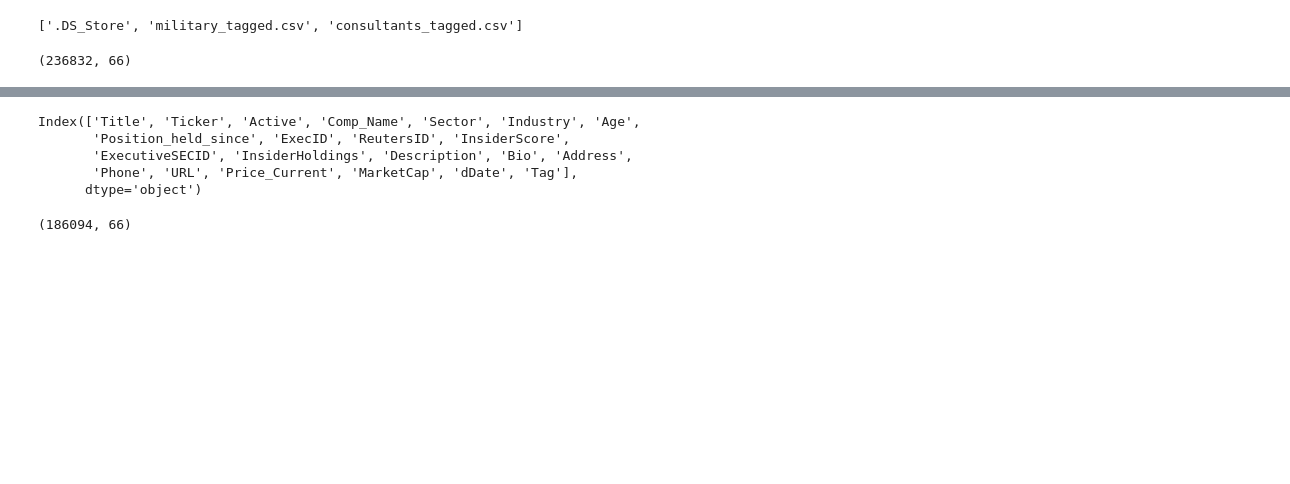
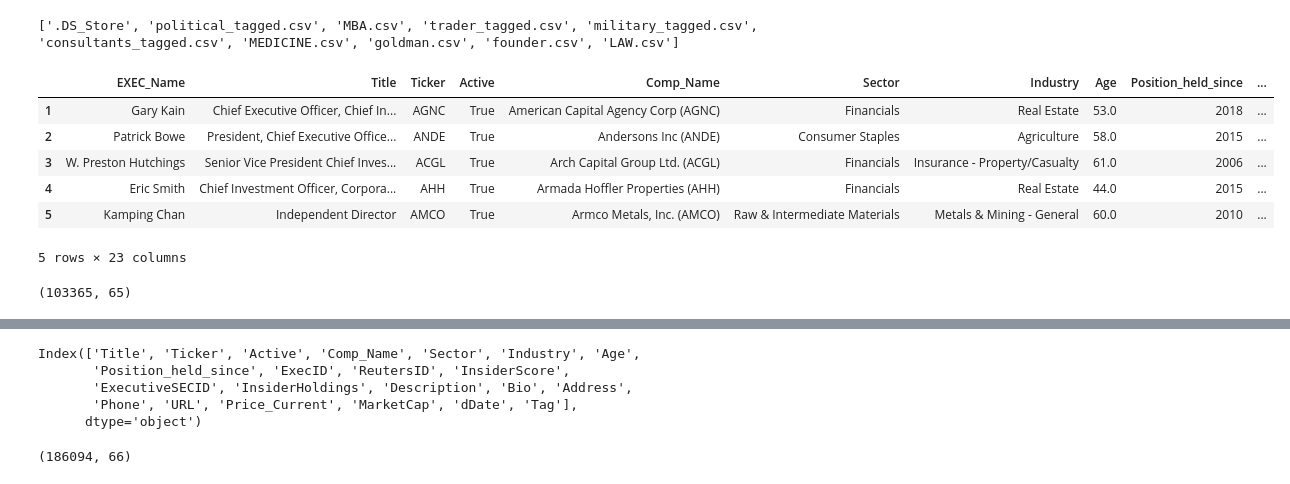
Before and after one commit to XueyingDing/Intern-Code-Share, a Jupyter notebook: Explore_Intern_Data.ipynb, the cells around one changed output, grey strips where cells are left out. Saved outputs shown, nothing was run; the diff lists cells and outputs as text; code cells hidden in the pictures; blank space fills up the shorter version.

```diff
--- a/Explore_Intern_Data.ipynb
+++ b/Explore_Intern_Data.ipynb
@@ -269,7 +278,7 @@ def get_t_stats_df2(dfs, target_col, found_files):
 #     beating_stats_df.to_csv('data_out/stats/Net_return_1yr_stats{}.csv'.format(today))
 # %%
 # data_root = '/Users/connorchoi/Dropbox/global key advisors/Insider_Trading/Connor & Xueying/BioGroupStats/data_in/'
-data_root = '/Users/connorchoi/Dropbox/global key advisors/Insider_Trading/Insider_Trading_Connor/data_in'
+data_root = '/Users/connorchoi/Dropbox/global key advisors/Insider_Trading/Insider_Trading_Connor/data_in/'
 data_root_1 = '/Users/connorchoi/Dropbox/global key advisors/Insider_Trading/Insider_Trading_Connor/data_in/'
     ##########################
     # change file name to latest summary1's name
@@ -278,7 +287,7 @@ data_root_1 = '/Users/connorchoi/Dropbox/global key advisors/Insider_Trading/Ins
 summary1 = read_raw_trans(data_root, 'summary1.txt', 'summary1 header.txt')
 summary1 = exclude_outliers(summary1, cols_to_trim=['return_12mo', 'net_return_1yr'])
 
-group_list = ['MBA','founder', 'academic', 'consultants', 'military', 'trader', 'all_groups']
+group_list = ['goldman','MEDICINE','LAW','MBA','founder', 'academic', 'consultants', 'military', 'trader', 'all_groups', 'political']
 groups, found_files = get_insider_groups(group_list, data_root, 'TickerNameSECID.csv')
 
 
@@ -297,7 +306,8 @@ summary1.drop(['key'], axis=1, inplace=True)
 group_trans = []
 group_other_trans = []
 for df in groups:
-    df.dropna(inplace=True)
+#     df.dropna(inplace=True)
+#     df = df[~(df['ExecutiveSECID'].isna() | df['SEC_Company_ID'].isna())]
     # financial sector included:
     df_trans, df_other_trans = get_trans(df, summary1, financial=True)
     group_trans.append(df_trans)
@@ -313,25 +323,47 @@ beating_stats_df = stats_target_df(group_trans, group_other_trans,
                                    found_files, 'net_return_1yr', stats_titles)
 beating_stats_df.to_csv('data_out/Net_return_1yr_stats{}.csv'.format(today))
 # %% [output]
-['.DS_Store', 'military_tagged.csv', 'consultants_tagged.csv']
+['.DS_Store', 'political_tagged.csv', 'MBA.csv', 'trader_tagged.csv', 'military_tagged.csv', 'consultants_tagged.csv', 'MEDICINE.csv', 'goldman.csv', 'founder.csv', 'LAW.csv']
-# %%
-# data_root = '/Users/connorchoi/Dropbox/global key advisors/Insider_Trading/Connor & Xueying/BioGroupStats/data_in/'
-data_root = '/Users/connorchoi/Dropbox/global key advisors/Insider_Trading/Insider_Trading_Connor/data_in'
-trans_df = pd.read_table(os.path.join(data_root, "summary1.txt"), sep=',', header=None)
-trans_df.shape
-# header = pd.read_table(os.path.join(root, file_head), sep=',', header=None)
-# trans_df.columns = list(header[0])
-# trans_df.dropna(inplace=True)
-# if 'Date' not in trans_df.columns:
-#     trans_df['Date'] = pd.to_datetime(
-#         (trans_df['Year'] * 10000 + trans_df['Month'] * 100 + trans_df['Day']).map(str))
-#     trans_df.drop(['Year', 'Month', 'Day', '16?'], axis=1, inplace=True)
-# if 'Position' not in trans_df.columns:
-#     trans_df = trans_df.rename(columns={'Position (Buy or Sell)': 'Position',
-#                                         'Options (Option related or not)': 'Options'})
-# if 'ExecutiveSECID' not in trans_df.columns:
-#     trans_df = trans_df.rename(columns={'SEC_Insider_ID': 'ExecutiveSECID'})
-
-# print(trans_df.head())
-# %% [output]
-(236832, 66)
+# %%
+# data_root = '/Users/connorchoi/Dropbox/global key advisors/Insider_Trading/Insider_Trading_Connor/data_in/'
+# trans_df = pd.read_table(os.path.join(data_root, 'summary1.txt'), sep=',', header=None)
+# print(trans_df.shape)
+# summary1 = read_raw_trans(data_root, 'summary1.txt', 'summary1 header.txt')
+# print(summary1.shape)
+# summary1 = exclude_outliers(summary1, cols_to_trim=['return_12mo', 'net_return_1yr'])
+# print(summary1.shape)
+
+grouped_insider = pd.read_csv(os.path.join(os.getcwd(), 'data_out/trader_tagged.csv'), index_col=0, encoding='latin1')
+grouped_insider.head()
+# print(grouped_insider.shape)
+
+# temp = grouped_insider[~(grouped_insider['ExecutiveSECID'].isna() | grouped_insider['SEC_Company_ID'].isna())]
+# print(temp.shape)
+
+# temp = pd.DataFrame({"a" : [1,2,3]})
+# print(temp)
+# temp['a'] = temp['a'].transform(lambda x: 1 if 10 % 2 == 0 else 0)
+# print(temp)
+# %% [output]
+|  | EXEC_Name | Title | Ticker | Active | Comp_Name | Sector | Industry | Age | Position_held_since | ... |
+| 1 | Gary Kain | Chief Executive Officer, Chief In... | AGNC | True | American Capital Agency Corp (AGNC) | Financials | Real Estate | 53.0 | 2018 | ... |
+| 2 | Patrick Bowe | President, Chief Executive Office... | ANDE | True | Andersons Inc (ANDE) | Consumer Staples | Agriculture | 58.0 | 2015 | ... |
+| 3 | W. Preston Hutchings | Senior Vice President Chief Inves... | ACGL | True | Arch Capital Group Ltd. (ACGL) | Financials | Insurance - Property/Casualty | 61.0 | 2006 | ... |
+| 4 | Eric Smith | Chief Investment Officer, Corpora... | AHH | True | Armada Hoffler Properties (AHH) | Financials | Real Estate | 44.0 | 2015 | ... |
+| 5 | Kamping Chan | Independent Director | AMCO | True | Armco Metals, Inc. (AMCO) | Raw & Intermediate Materials | Metals & Mining - General | 60.0 | 2010 | ... |
+5 rows × 23 columns
+# %%
+data_root_1 = '/Users/connorchoi/Dropbox/global key advisors/Insider_Trading/Insider_Trading_Connor/data_in/'
+bios = pd.read_table(os.path.join(data_root_1, 'all_bios_combined.csv'), sep=',', header=0, index_col=0)
+ticker = pd.read_table(os.path.join(data_root_1, 'TickerNameSECID.csv'), sep=',', header=0, index_col=0)
+bios = pd.merge(bios, ticker, how="inner", on = "Ticker")
+
+bios['key'] = (bios['SEC_Company_ID'].apply(int).astype(str) + ',' + bios['ExecutiveSECID'].apply(int).astype(str))
+key_list = bios['key'].tolist()
+summary1['key'] = (summary1['SEC_Company_ID'].astype(str) + ',' + summary1['ExecutiveSECID'].astype(str))
+
+summary1 = summary1[summary1['key'].isin(key_list)]
+summary1.drop(['key'], axis=1, inplace=True)
+print(summary1.shape)
+# %% [output]
+(103365, 65)
```
Also changed, not shown: parts of 5 cells of this notebook.
